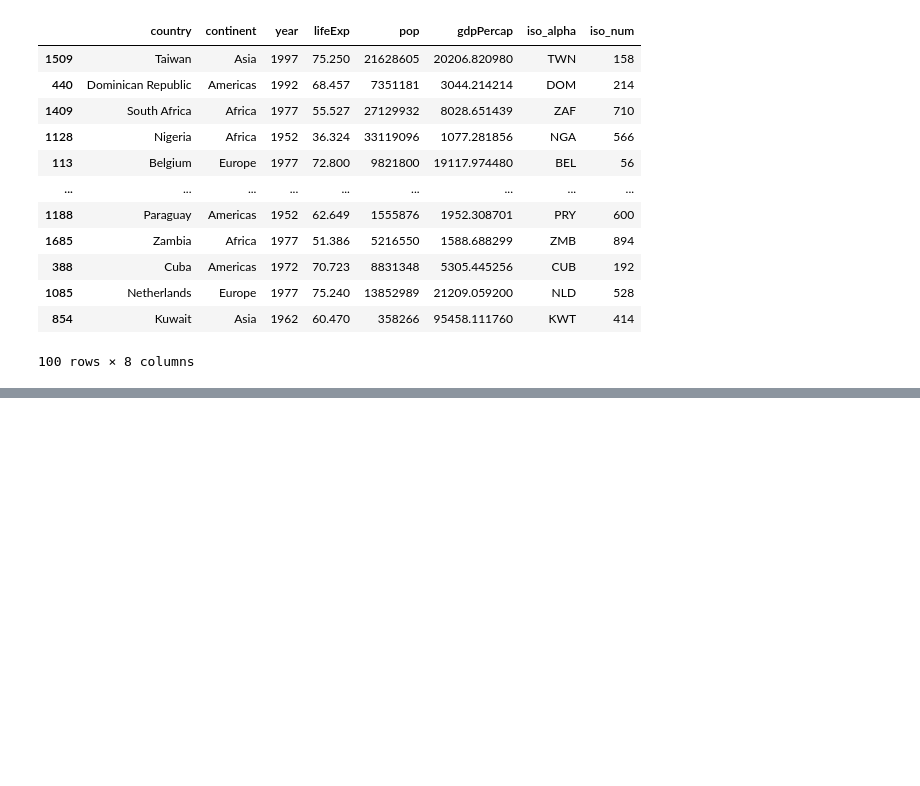
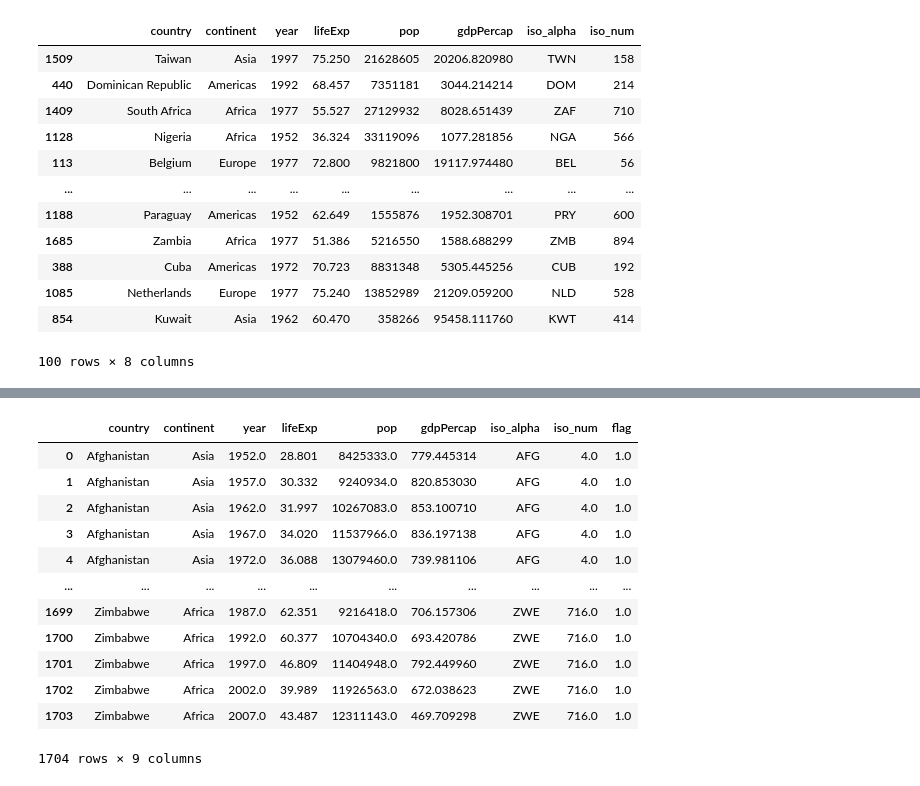
Before and after one commit to RYOTA2528/data_analysis_practice, a Jupyter notebook: [DAY17_1]Pandasでのデータ抽出・加工・集計.ipynb, the cells around one changed output, grey strips where cells are left out. Cells and saved outputs as stored; diff of their text form; code cells hidden in the pictures; blank space fills up the shorter version.

Commit message:
[ADD]データの削除・コピーを学ぶ

```diff
--- a/[DAY17_1]Pandasでのデータ抽出・加工・集計.ipynb
+++ b/[DAY17_1]Pandasでのデータ抽出・加工・集計.ipynb
@@ -194,0 +197,3 @@ df.sample(100)
+# %%
+# 列を追加
+df['flag'] = 1
@@ -194,0 +206,3 @@ df.sample(100)
+# %%
+# 1704行目を追加しすべての列に1を追加
+df.loc[1704, :] = 1
@@ -194,0 +218,19 @@ df.sample(100)
+# %%
+# データの削除
+df.drop(1704)
+df = df.drop(1704)
+df
+# %% [output]
+|  | country | continent | year | lifeExp | pop | gdpPercap | iso_alpha | iso_num | flag |
+| 0 | Afghanistan | Asia | 1952.0 | 28.801 | 8425333.0 | 779.445314 | AFG | 4.0 | 1.0 |
+| 1 | Afghanistan | Asia | 1957.0 | 30.332 | 9240934.0 | 820.853030 | AFG | 4.0 | 1.0 |
+| 2 | Afghanistan | Asia | 1962.0 | 31.997 | 10267083.0 | 853.100710 | AFG | 4.0 | 1.0 |
+| 3 | Afghanistan | Asia | 1967.0 | 34.020 | 11537966.0 | 836.197138 | AFG | 4.0 | 1.0 |
+| 4 | Afghanistan | Asia | 1972.0 | 36.088 | 13079460.0 | 739.981106 | AFG | 4.0 | 1.0 |
+| ... | ... | ... | ... | ... | ... | ... | ... | ... | ... |
+| 1699 | Zimbabwe | Africa | 1987.0 | 62.351 | 9216418.0 | 706.157306 | ZWE | 716.0 | 1.0 |
+| 1700 | Zimbabwe | Africa | 1992.0 | 60.377 | 10704340.0 | 693.420786 | ZWE | 716.0 | 1.0 |
+| 1701 | Zimbabwe | Africa | 1997.0 | 46.809 | 11404948.0 | 792.449960 | ZWE | 716.0 | 1.0 |
+| 1702 | Zimbabwe | Africa | 2002.0 | 39.989 | 11926563.0 | 672.038623 | ZWE | 716.0 | 1.0 |
+| 1703 | Zimbabwe | Africa | 2007.0 | 43.487 | 12311143.0 | 469.709298 | ZWE | 716.0 | 1.0 |
+1704 rows × 9 columns
```
Also changed, not shown: parts of 6 cells of this notebook.
